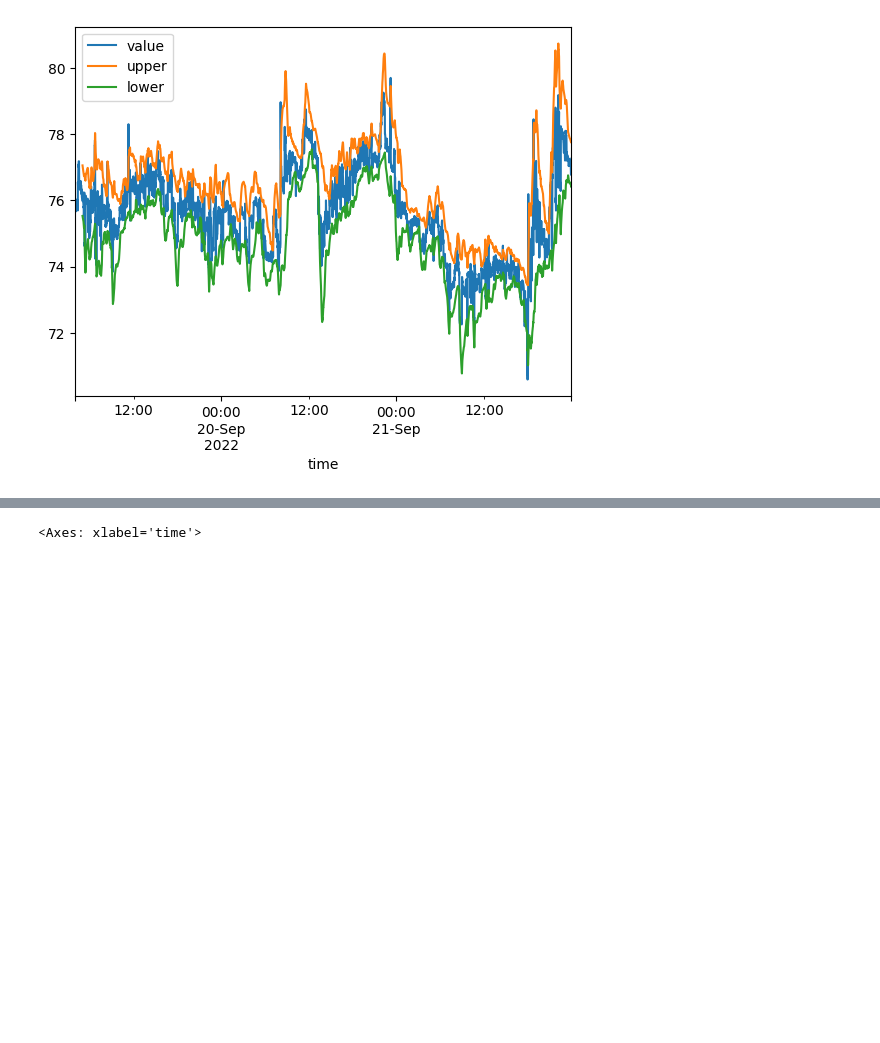
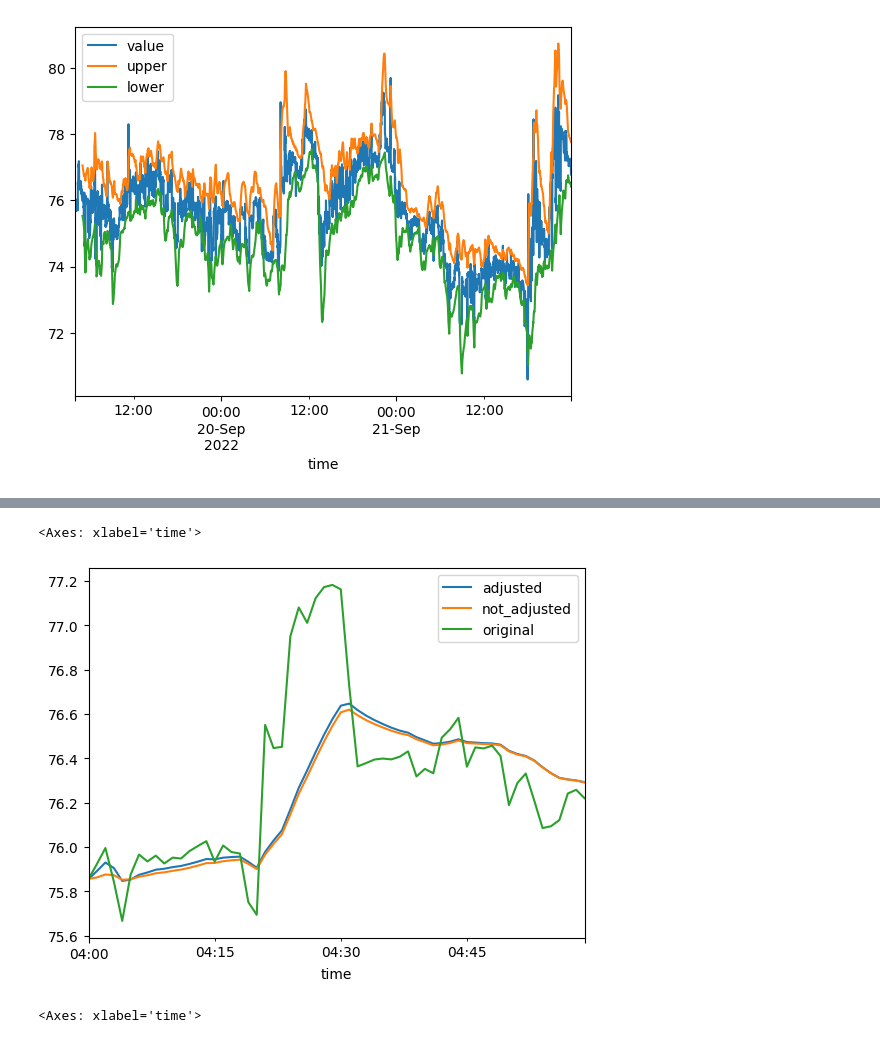
Before and after one commit to sculd/mean_reversal, a Jupyter notebook: sandbox_bollinger.ipynb, the cells around one changed output, grey strips where cells are left out. Saved outputs shown, nothing was run; the diff lists cells and outputs as text; code cells hidden in the pictures; blank space fills up the shorter version.

```diff
--- a/sandbox_bollinger.ipynb
+++ b/sandbox_bollinger.ipynb
@@ -146,3 +156,12 @@ df_band.plot()
+# %%
+ewm = values.ewm(alpha=0.1).mean().copy().rename(columns={'value': 'adjusted'})
+ewm['not_adjusted'] = values.ewm(alpha=0.1, adjust=False).mean()
+ewm['original'] = values.value
+# %%
+ewm.iloc[:60].plot()
+# %% [output]
+<Axes: xlabel='time'>
+[figure, added]
 # %%
 values.ewm(alpha=0.1).mean().plot()
 # %% [output]
```
Also changed, not shown: parts of 2 cells of this notebook.
